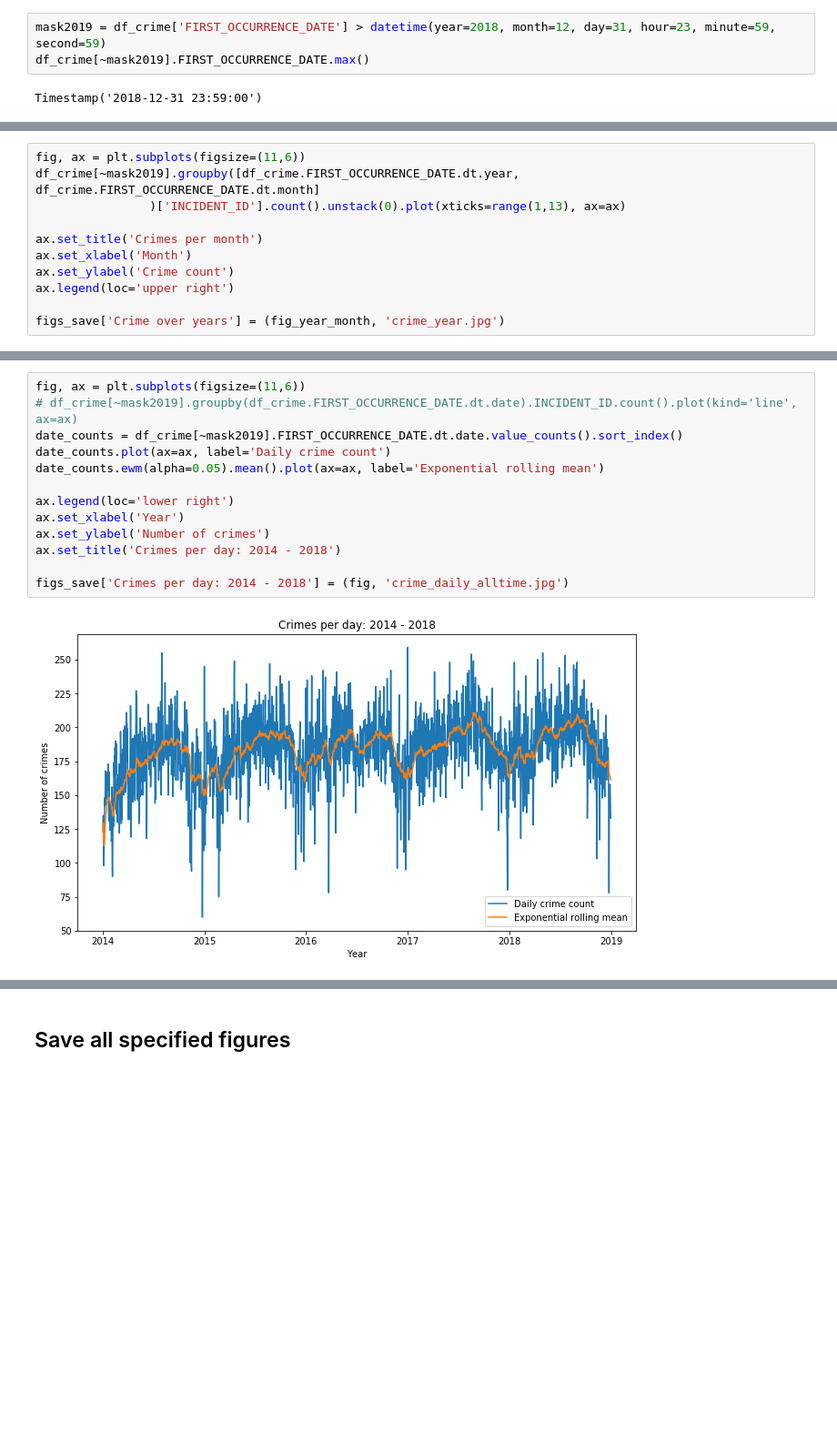
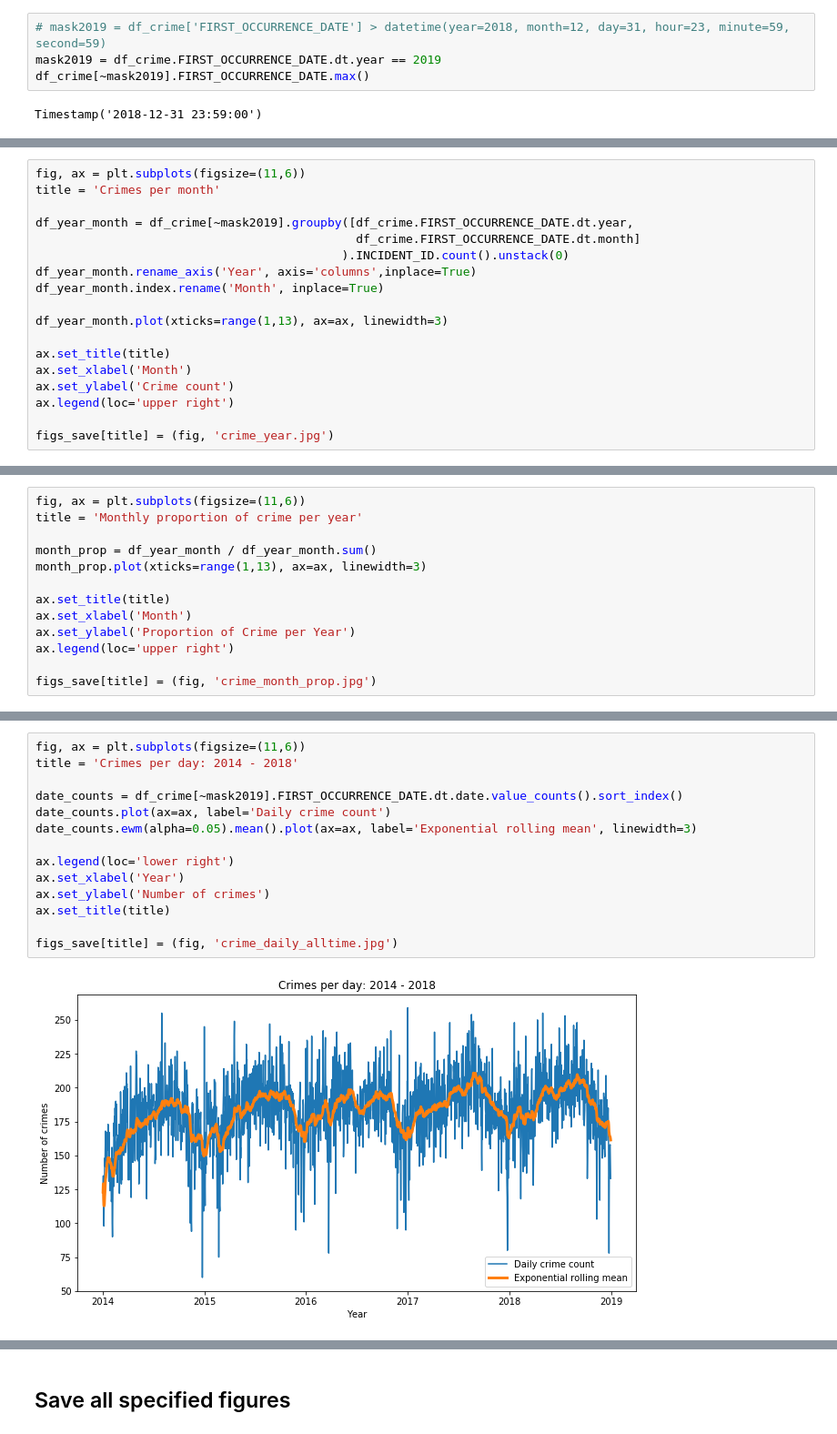
Before and after one commit to mosqueteiro/denver_crime_data, a Jupyter notebook: denver_crime_data_eda.ipynb, the cells around one changed output, grey strips where cells are left out. Shown at 91% size. Cells and saved outputs as stored; diff of their text form; blank space fills up the shorter version.

```diff
--- a/denver_crime_data_eda.ipynb
+++ b/denver_crime_data_eda.ipynb
@@ -380,7 +384,8 @@ newest_date
 # %% [output]
 Timestamp('2019-02-11 07:35:00')
 # %%
-mask2019 = df_crime['FIRST_OCCURRENCE_DATE'] > datetime(year=2018, month=12, day=31, hour=23, minute=59, second=59)
+# mask2019 = df_crime['FIRST_OCCURRENCE_DATE'] > datetime(year=2018, month=12, day=31, hour=23, minute=59, second=59)
+mask2019 = df_crime.FIRST_OCCURRENCE_DATE.dt.year == 2019
 df_crime[~mask2019].FIRST_OCCURRENCE_DATE.max()
 # %% [output]
 Timestamp('2018-12-31 23:59:00')
@@ -408,12 +417,19 @@ Name: INCIDENT_ID, dtype: int64
 # %%
 fig, ax = plt.subplots(figsize=(11,6))
-df_crime[~mask2019].groupby([df_crime.FIRST_OCCURRENCE_DATE.dt.year, df_crime.FIRST_OCCURRENCE_DATE.dt.month]
-                )['INCIDENT_ID'].count().unstack(0).plot(xticks=range(1,13), ax=ax)
+title = 'Crimes per month'
 
-ax.set_title('Crimes per month')
+df_year_month = df_crime[~mask2019].groupby([df_crime.FIRST_OCCURRENCE_DATE.dt.year,
+                                             df_crime.FIRST_OCCURRENCE_DATE.dt.month]
+                                           ).INCIDENT_ID.count().unstack(0)
+df_year_month.rename_axis('Year', axis='columns',inplace=True)
+df_year_month.index.rename('Month', inplace=True)
+
+df_year_month.plot(xticks=range(1,13), ax=ax, linewidth=3)
+
+ax.set_title(title)
 ax.set_xlabel('Month')
 ax.set_ylabel('Crime count')
 ax.legend(loc='upper right')
 
-figs_save['Crime over years'] = (fig_year_month, 'crime_year.jpg')
+figs_save[title] = (fig, 'crime_year.jpg')
 # %% [output]
@@ -420,0 +506,13 @@ figs_save['Crime over years'] = (fig_year_month, 'crime_year.jpg')
+# %%
+fig, ax = plt.subplots(figsize=(11,6))
+title = 'Monthly proportion of crime per year'
+
+month_prop = df_year_month / df_year_month.sum()
+month_prop.plot(xticks=range(1,13), ax=ax, linewidth=3)
+
+ax.set_title(title)
+ax.set_xlabel('Month')
+ax.set_ylabel('Proportion of Crime per Year')
+ax.legend(loc='upper right')
+
+figs_save[title] = (fig, 'crime_month_prop.jpg')
@@ -421,15 +521,16 @@ figs_save['Crime over years'] = (fig_year_month, 'crime_year.jpg')
 # %%
 fig, ax = plt.subplots(figsize=(11,6))
-# df_crime[~mask2019].groupby(df_crime.FIRST_OCCURRENCE_DATE.dt.date).INCIDENT_ID.count().plot(kind='line', ax=ax)
+title = 'Crimes per day: 2014 - 2018'
+
 date_counts = df_crime[~mask2019].FIRST_OCCURRENCE_DATE.dt.date.value_counts().sort_index()
 date_counts.plot(ax=ax, label='Daily crime count')
-date_counts.ewm(alpha=0.05).mean().plot(ax=ax, label='Exponential rolling mean')
+date_counts.ewm(alpha=0.05).mean().plot(ax=ax, label='Exponential rolling mean', linewidth=3)
 
 ax.legend(loc='lower right')
 ax.set_xlabel('Year')
 ax.set_ylabel('Number of crimes')
-ax.set_title('Crimes per day: 2014 - 2018')
+ax.set_title(title)
 
-figs_save['Crimes per day: 2014 - 2018'] = (fig, 'crime_daily_alltime.jpg')
+figs_save[title] = (fig, 'crime_daily_alltime.jpg')
 # %% [output]
-[figure, old version]
+[figure, new version]
```
Also changed, not shown: parts of 24 cells of this notebook, 15 other files.
